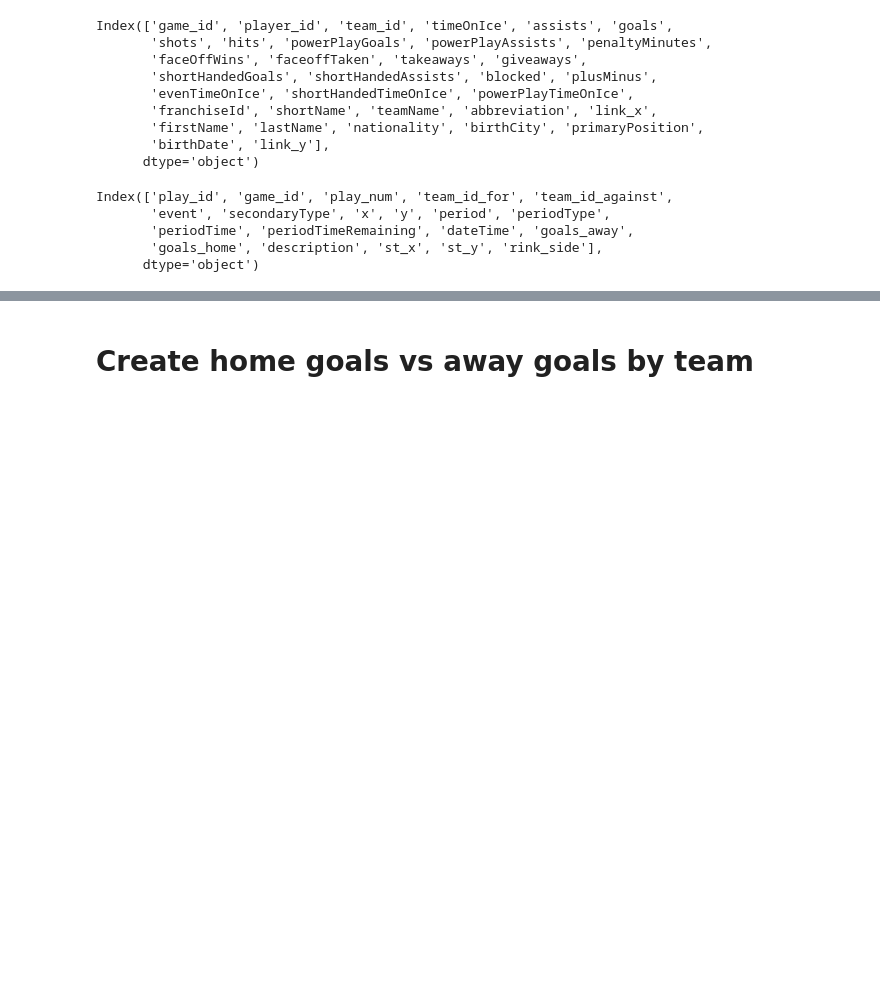
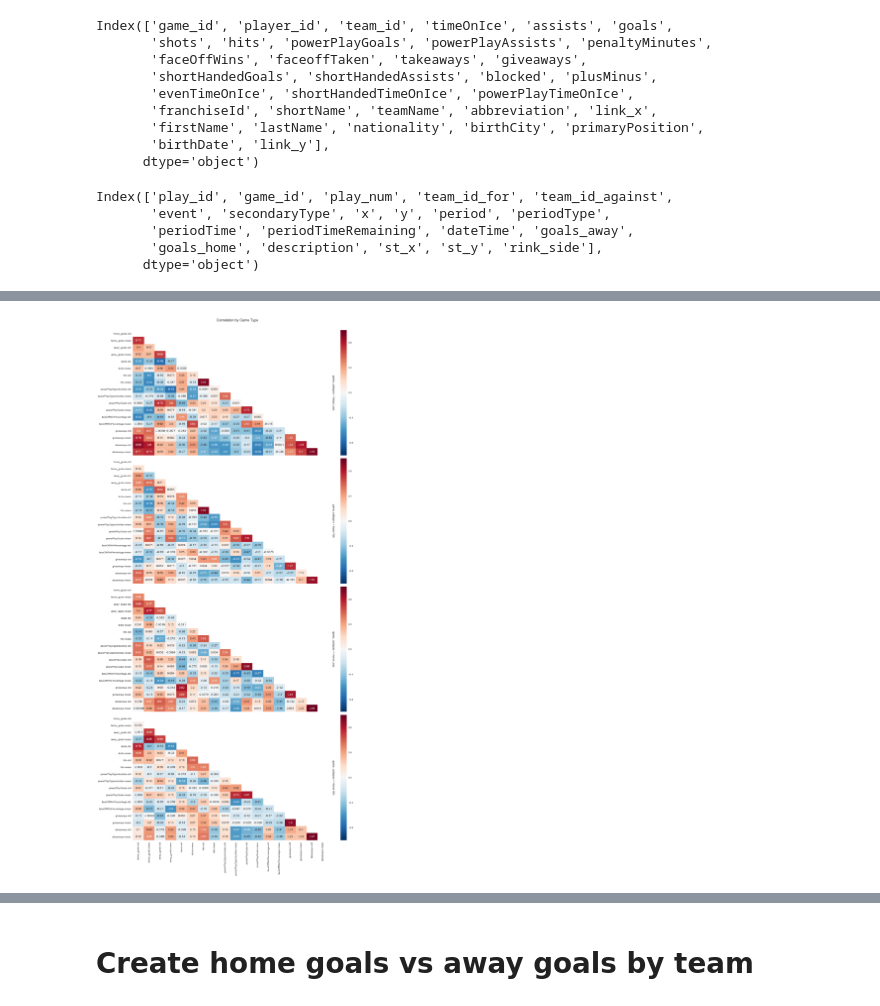
Before and after one commit to UCB-INFO-PYTHON/project_2_Bergan_Biseda_Hardy, a Jupyter notebook: brent_12_2_2018.ipynb, the cells around one changed output, grey strips where cells are left out. Saved outputs shown, nothing was run; the diff lists cells and outputs as text; code cells hidden in the pictures; blank space fills up the shorter version.

Commit message:
Check out the stuff with the heatmap

```diff
--- a/brent_12_2_2018.ipynb
+++ b/brent_12_2_2018.ipynb
@@ -65,0 +74,14 @@ game_plays.describe()
+# %%
+game_and_stats['game_category'] = 'NA'
+
+game_and_stats.loc[(game_and_stats['home_team_id'] == game_and_stats['team_id']) &
+                   (game_and_stats['home_goals'] > game_and_stats['away_goals']),'game_category'] = 'Home Win'
+
+game_and_stats.loc[(game_and_stats['home_team_id'] == game_and_stats['team_id']) &
+                   (game_and_stats['home_goals'] < game_and_stats['away_goals']),'game_category'] = 'Home Loss'
+
+game_and_stats.loc[(game_and_stats['away_team_id'] == game_and_stats['team_id']) &
+                   (game_and_stats['away_goals'] > game_and_stats['home_goals']),'game_category'] = 'Away Win'
+
+game_and_stats.loc[(game_and_stats['away_team_id'] == game_and_stats['team_id']) &
+                   (game_and_stats['home_goals'] > game_and_stats['away_goals']),'game_category'] = 'Away Loss'
@@ -65,0 +100,10 @@ game_plays.describe()
+# %%
+df = game_and_stats.groupby(['teamName','game_category']).agg({'home_goals':['std','mean'],
+                                                        'away_goals':['std','mean'],
+                                                       'shots':['std','mean'],
+                                                       'hits':['std','mean'],
+                                                        'powerPlayOpportunities':['std','mean'],
+                                                        'powerPlayGoals':['std','mean'],
+                                                       'faceOffWinPercentage':['std','mean'],
+                                                       'giveaways':['std','mean'],
+                                                       'takeaways':['std','mean']})
@@ -65,0 +133,17 @@ game_plays.describe()
+# %%
+corr = df.groupby('game_category').corr()
+# %%
+def make_mask(data):
+    mask = np.zeros_like(data, dtype=np.bool)
+    mask[np.triu_indices_from(mask)] = True
+    return mask
+# %%
+sns.set(style = 'white')
+g = sns.FacetGrid(corr.reset_index(), row = "game_category", margin_titles=True, size=8, aspect=2)
+g.map_dataframe(lambda data, color: sns.heatmap(data.corr(), linewidths=0, mask=make_mask(data.corr()),annot=True))
+plt.subplots_adjust(top=0.96)
+g.fig.suptitle('Correlation by Game Type')
+
+pass
+# %% [output]
+[figure, added]
```
Also changed, not shown: parts of 33 cells of this notebook.
